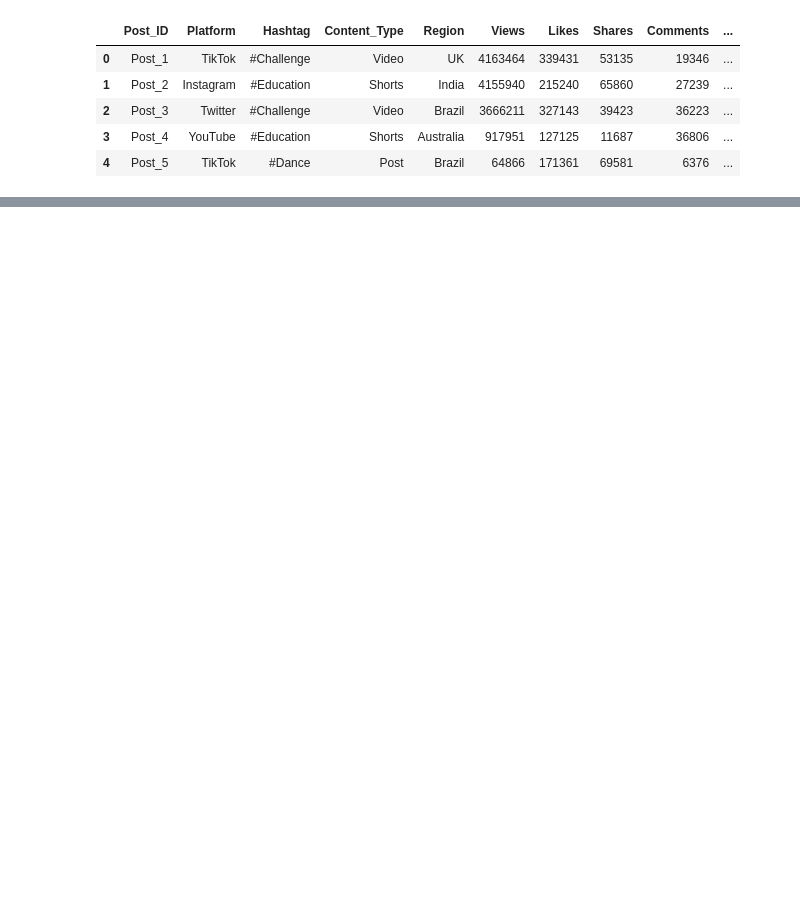
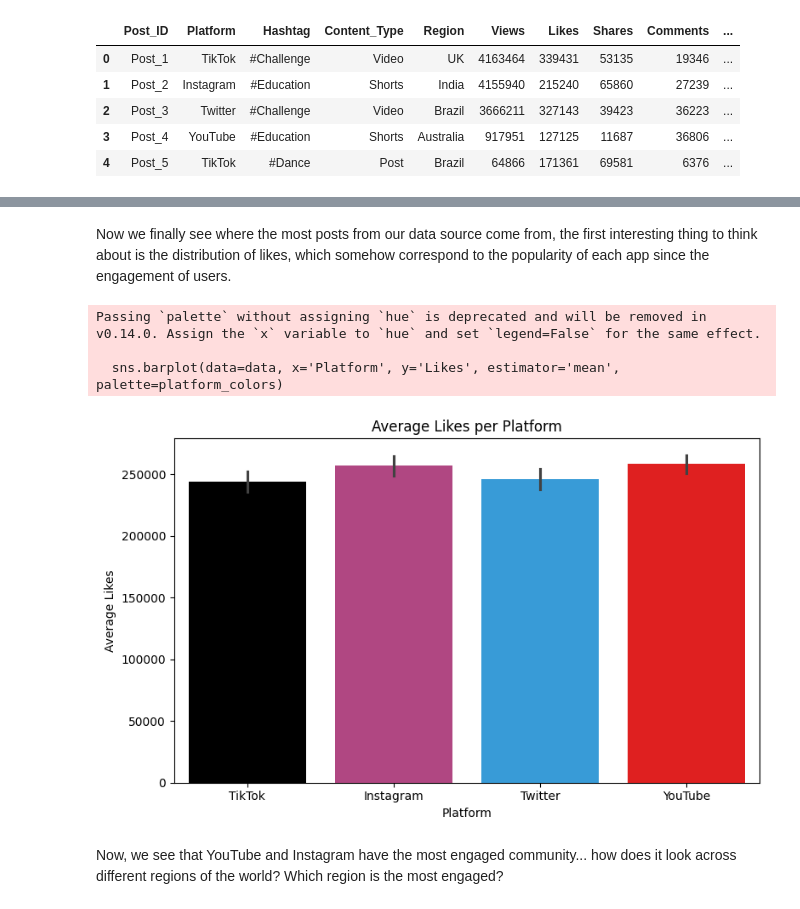
Before and after one commit to kizerek321/dataMiningProject, a Jupyter notebook: notebook.ipynb, the cells around one changed output, grey strips where cells are left out. Saved outputs shown, nothing was run; the diff lists cells and outputs as text; code cells hidden in the pictures; blank space fills up the shorter version.

```diff
--- a/notebook.ipynb
+++ b/notebook.ipynb
@@ -38,0 +75,17 @@ data.head()
+# %% [markdown]
+Now we finally see where the most posts from our data source come from, the first interesting thing to think about is the distribution of likes, which somehow correspond to the popularity of each app since the engagement of users.
+# %%
+plt.figure(figsize=(8, 5))
+sns.barplot(data=data, x='Platform', y='Likes', estimator='mean', palette=platform_colors)
+plt.title('Average Likes per Platform')
+plt.ylabel('Average Likes')
+plt.xlabel('Platform')
+plt.tight_layout()
+plt.show()
+# %% [output]
+Passing `palette` without assigning `hue` is deprecated and will be removed in v0.14.0. Assign the `x` variable to `hue` and set `legend=False` for the same effect.
+
+  sns.barplot(data=data, x='Platform', y='Likes', estimator='mean', palette=platform_colors)
+[figure, added]
+# %% [markdown]
+Now, we see that YouTube and Instagram have the most engaged community... how does it look across different regions of the world? Which region is the most engaged?
```
Also changed, not shown: parts of 6 cells of this notebook.
